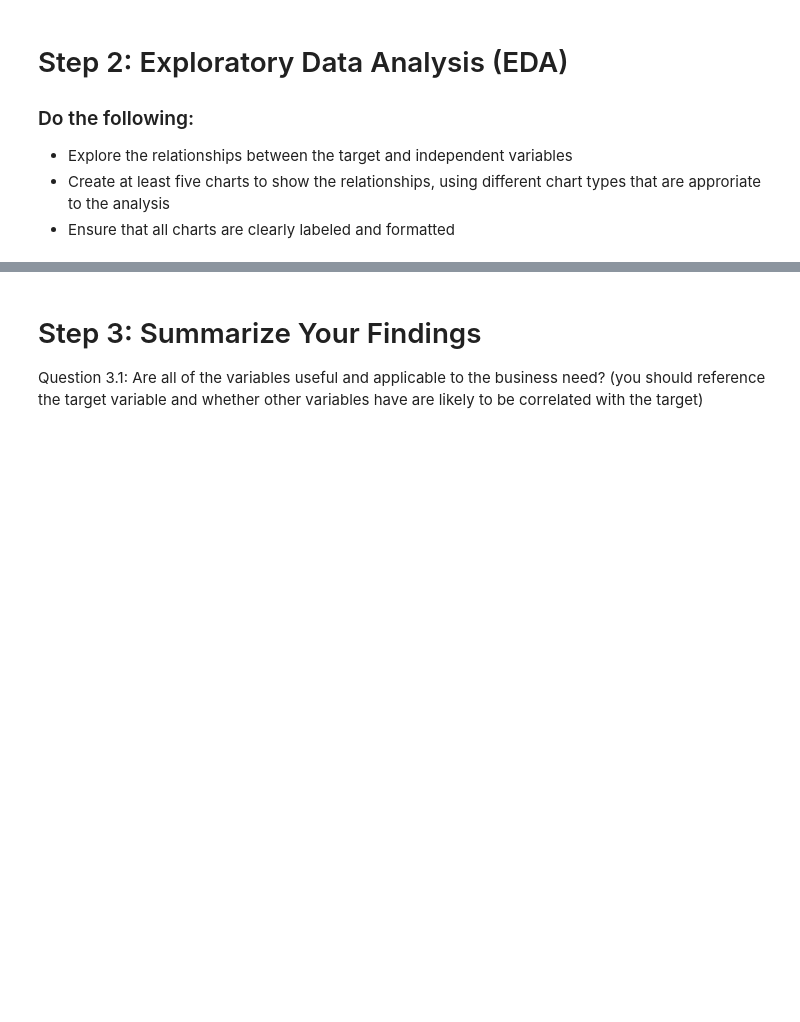
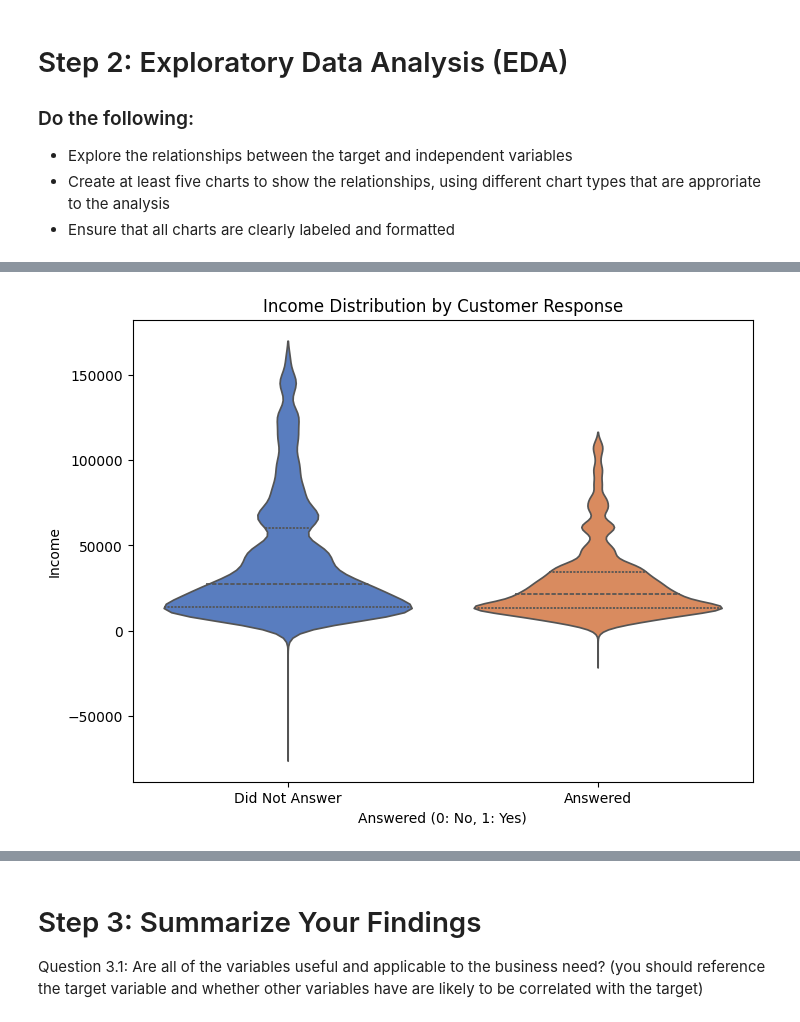
Before and after one commit to u1456757/IS4487, a Jupyter notebook: Assignments/assignment_04_data_understanding.ipynb, the cells around one changed output, grey strips where cells are left out. Drawn from its saved outputs; the diff is of its cells as text; code cells hidden in the pictures; blank space fills up the shorter version.

```diff
--- a/Assignments/assignment_04_data_understanding.ipynb
+++ b/Assignments/assignment_04_data_understanding.ipynb
@@ -112,0 +153,10 @@ Error: 'AdviseInvest.csv' not found after attempted download. Please check the U
+# %%
+plt.figure(figsize=(8, 6))
+sns.violinplot(x='answered', y='income', data=df, palette='muted', inner='quartile', hue='answered', legend=False)
+plt.title('Income Distribution by Customer Response')
+plt.xlabel('Answered (0: No, 1: Yes)')
+plt.ylabel('Income')
+plt.xticks(ticks=[0, 1], labels=['Did Not Answer', 'Answered'])
+plt.show()
+# %% [output]
+[figure, added]
```
Also changed, not shown: parts of 19 cells of this notebook.
